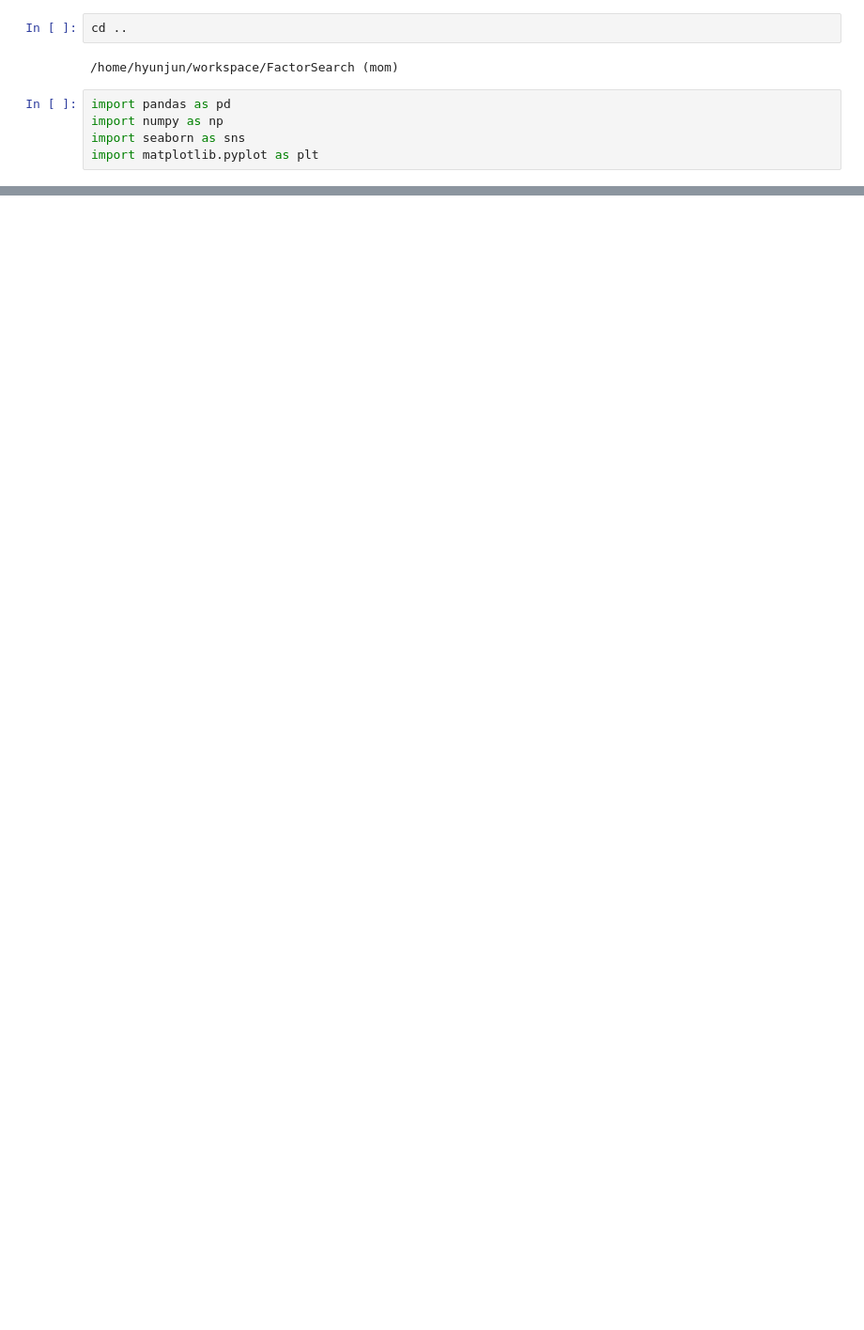
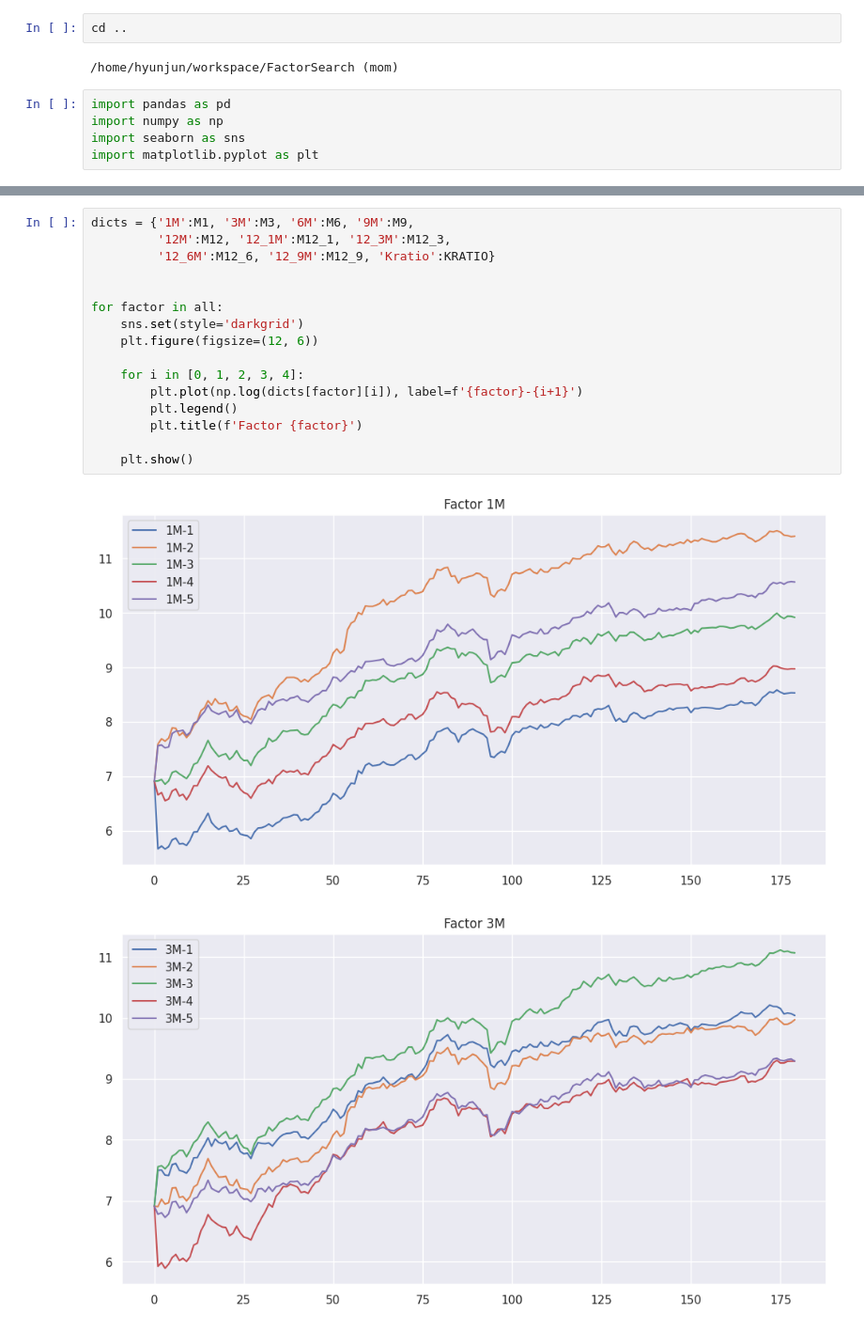
Before and after one commit to Yang-Hyun-Jun/Felector, a Jupyter notebook: notebooks/plot.ipynb, the cells around one changed output, grey strips where cells are left out. Shown at 94% size. Saved outputs shown, nothing was run; the diff lists cells and outputs as text; blank space fills up the shorter version.

```diff
--- a/notebooks/plot.ipynb
+++ b/notebooks/plot.ipynb
@@ -89,0 +101,19 @@ for factor in all:
+# %%
+dicts = {'1M':M1, '3M':M3, '6M':M6, '9M':M9,
+         '12M':M12, '12_1M':M12_1, '12_3M':M12_3,
+         '12_6M':M12_6, '12_9M':M12_9, 'Kratio':KRATIO}
+
+
+for factor in all:
+    sns.set(style='darkgrid')
+    plt.figure(figsize=(12, 6))
+
+    for i in [0, 1, 2, 3, 4]:
+        plt.plot(np.log(dicts[factor][i]), label=f'{factor}-{i+1}')
+        plt.legend()
+        plt.title(f'Factor {factor}')
+
+    plt.show()
+# %% [output]
+[figure, added]
+[figure, added]
```
Also changed, not shown: parts of 4 cells of this notebook, 19 other files.
